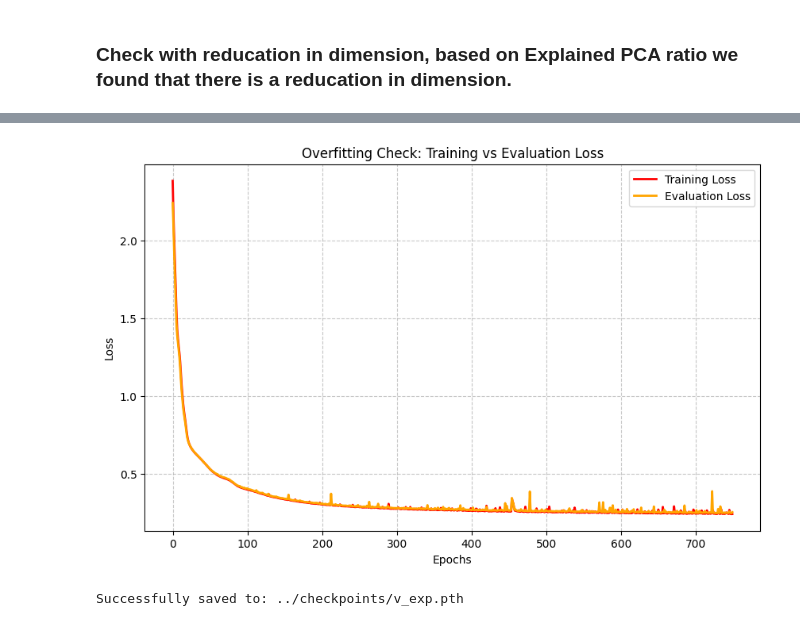
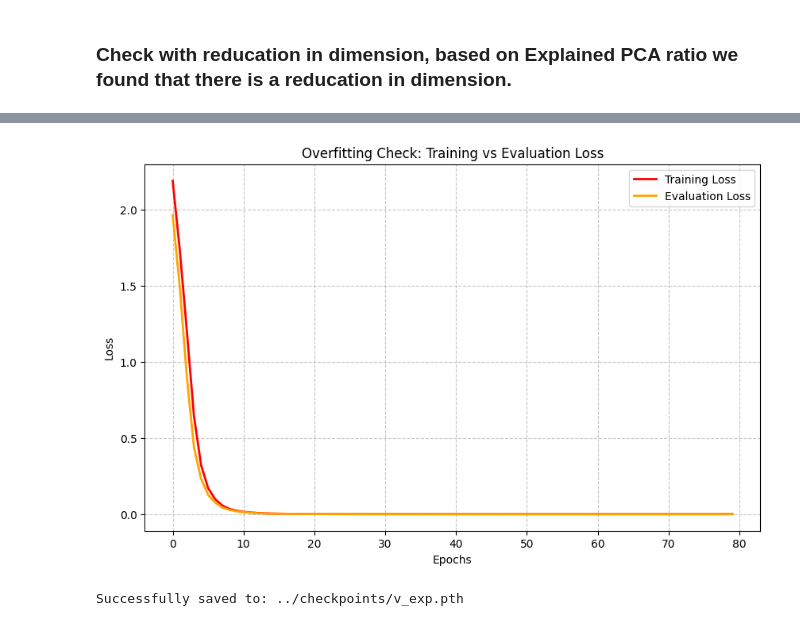
Before and after one commit to Aavash232311/transformer-pt-analysis, a Jupyter notebook: analysis/cumulative_variance_ratio.ipynb, the cells around one changed output, grey strips where cells are left out. Drawn from its saved outputs; the diff is of its cells as text; code cells hidden in the pictures.

Commit message:
MLP increased accuracy in lower dimension

```diff
--- a/analysis/cumulative_variance_ratio.ipynb
+++ b/analysis/cumulative_variance_ratio.ipynb
@@ -63,7 +63,7 @@ import torch
 import torch.nn as nn
 from utils.explained_variance_ratio import overfitting_plot
 from torch.utils.data import Dataset, DataLoader, random_split
-
+import os
 import sys
 from pathlib import Path
 
@@ -76,7 +76,6 @@ device = torch.device("cuda" if torch.cuda.is_available() else "cpu")
 class FibonacciModDataset(Dataset):
     def __init__(self, seq_len=10, mod=10, num_samples=10000):
         self.mod = mod
-
         self.global_seq = self.generate_fib_sequence(1000, mod)
         self.samples = []
         for _ in range(num_samples):
@@ -87,8 +86,8 @@ class FibonacciModDataset(Dataset):
             self.samples.append((x, y))
 
     def generate_fib_sequence(self, length, mod):
-        seq = [1, 1] # these are the starting values
-        while len(seq) < length: # this prevents overlap
+        seq = [1, 1]
+        while len(seq) < length:
             seq.append((seq[-1] + seq[-2]) % mod)
         return seq
 
@@ -97,6 +96,20 @@ class FibonacciModDataset(Dataset):
 
     def __getitem__(self, idx):
         return self.samples[idx]
+
+
+class MLP(nn.Module):
+    def __init__(self, d_model, expansion=4):
+        super().__init__()
+        self.net = nn.Sequential(
+            nn.Linear(d_model, d_model * expansion),
+            nn.GELU(),
+            nn.Linear(d_model * expansion, d_model),
+        )
+
+    def forward(self, x):
+        return self.net(x)
+
 
 class MinimalTransformer(nn.Module):
     def __init__(self, vocab_size, d_model=6, n_heads=3, num_layers=1, max_seq_len=20):
@@ -107,6 +120,10 @@ class MinimalTransformer(nn.Module):
             nn.MultiheadAttention(d_model, n_heads, batch_first=True)
             for _ in range(num_layers)
         ])
+        self.mlps = nn.ModuleList([
+            MLP(d_model)
+            for _ in range(num_layers)
+        ])
         self.out_proj = nn.Linear(d_model, vocab_size)
 
     def forward(self, tokens):
@@ -114,32 +131,32 @@ class MinimalTransformer(nn.Module):
         pos = torch.arange(T, device=tokens.device)
         x = self.token_embed(tokens) + self.pos_embed(pos).unsqueeze(0)
         attn_mask = torch.triu(torch.ones(T, T, device=tokens.device) * float('-inf'), diagonal=1)
-        for attn in self.layers:
+        for attn, mlp in zip(self.layers, self.mlps):
             attn_out, _ = attn(x, x, x, attn_mask=attn_mask)
             x = x + attn_out
+            x = x + mlp(x)
         return self.out_proj(x)
 
     def get_embeddings(self):
         return self.pos_embed + self.token_embed
 
 
-
 train_plot = []
 eval_plot = []
+
+
 def train_model(model, dataloader, test_loader, epochs=12, lr=0.001):
     optimizer = torch.optim.Adam(model.parameters(), lr=lr)
     loss_fn = nn.CrossEntropyLoss()
     start_time = time.time()
 
     for epoch in range(epochs):
-        model.train() # because we have that eval mode after each epoch
+        model.train()
         total_loss = 0
         for x, y in dataloader:
             x, y = x.to(device), y.to(device)
-
             logits = model(x)
             loss = loss_fn(logits[:, 1:].reshape(-1, logits.size(-1)), y[:, 1:].reshape(-1))
-
             optimizer.zero_grad()
             loss.backward()
             optimizer.step()
@@ -160,7 +177,7 @@ def train_model(model, dataloader, test_loader, epochs=12, lr=0.001):
     print(f"Total Training Time: {end_time - start_time:.2f} seconds")
 
 
-def evaluate_model(model, dataloader, show_accuracy = False):
+def evaluate_model(model, dataloader, show_accuracy=False):
     correct, total = 0, 0
     loss_fn = nn.CrossEntropyLoss()
     model.eval()
@@ -171,24 +188,21 @@ def evaluate_model(model, dataloader, show_accuracy = False):
             x, y = x.to(device), y.to(device)
             logits = model(x)
             pred = logits.argmax(dim=-1)
-
             loss = loss_fn(logits[:, 1:].reshape(-1, logits.size(-1)), y[:, 1:].reshape(-1))
             total_loss += loss.item()
-
             correct += (pred[:, 1:] == y[:, 1:]).sum().item()
             total += y[:, 1:].numel()
 
     if show_accuracy:
-      print(f"Accuracy (eval mode): {correct / total:.2%}")
+        print(f"Accuracy (eval mode): {correct / total:.2%}")
 
     avg_loss = total_loss / len(dataloader)
     return avg_loss
 
+
 vocab_size = 10
-batch_size = 128
+batch_size = 64
 generated_ds = FibonacciModDataset(num_samples=25000, mod=vocab_size, seq_len=20)
-
-
 
 train_size = int(0.8 * len(generated_ds))
 test_size = len(generated_ds) - train_size
@@ -197,17 +211,14 @@ train_ds, test_ds = random_split(generated_ds, [train_size, test_size])
 train_loader = DataLoader(train_ds, batch_size=batch_size, shuffle=True, num_workers=8, pin_memory=True, persistent_workers=True, prefetch_factor=4)
 test_loader = DataLoader(test_ds, batch_size=batch_size, num_workers=8, pin_memory=True, persistent_workers=True, prefetch_factor=4)
 
-
 model = MinimalTransformer(vocab_size=vocab_size).to(device)
-
 
 checkpoint_dir = '../checkpoints'
 file_name = 'v_exp.pth'
 full_path = os.path.join(checkpoint_dir, file_name)
 
-
 try:
-    train_model(model, train_loader, epochs=750, test_loader=test_loader)
+    train_model(model, train_loader, epochs=80, test_loader=test_loader)
     evaluate_model(model, test_loader, show_accuracy=True)
 except KeyboardInterrupt:
     pass
@@ -240,2 +251,2 @@ Accuracy (eval mode): 93.73%
-[figure, old version]
+[figure, new version]
 Successfully saved to: ../checkpoints/v_exp.pth
```
Also changed, not shown: parts of 1 cell of this notebook, 1 other file.
